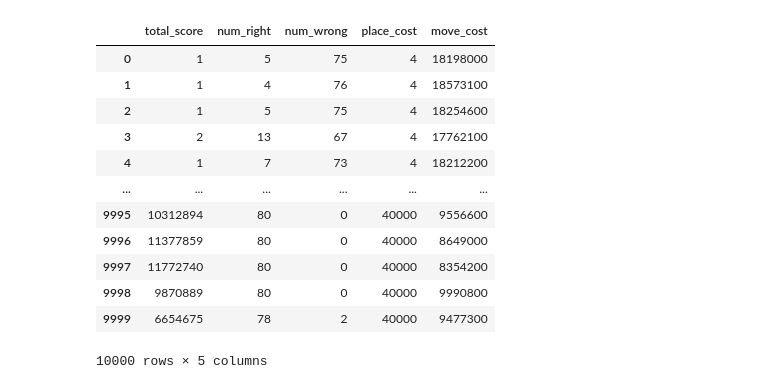
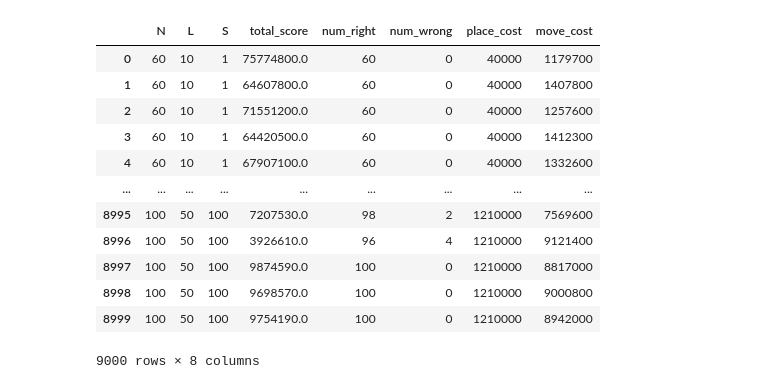
Before and after one commit to miiitomi/atcoder, a Jupyter notebook: AHC/ahc022/hoge.ipynb, the cells around one changed output. Cells and saved outputs as stored; diff of their text form; code cells hidden in the pictures.

```diff
--- a/AHC/ahc022/hoge.ipynb
+++ b/AHC/ahc022/hoge.ipynb
@@ -92,17 +93,17 @@ findfont: Font family 'IPAexGothic' not found.
 # %%
-df2 = pd.read_csv("./test_h2.txt",sep=" ")
+df2 = pd.read_csv("./res2.txt",sep=" ")
 df2
 # %% [output]
-|  | total_score | num_right | num_wrong | place_cost | move_cost |
-| 0 | 1 | 5 | 75 | 4 | 18198000 |
-| 1 | 1 | 4 | 76 | 4 | 18573100 |
-| 2 | 1 | 5 | 75 | 4 | 18254600 |
-| 3 | 2 | 13 | 67 | 4 | 17762100 |
-| 4 | 1 | 7 | 73 | 4 | 18212200 |
-| ... | ... | ... | ... | ... | ... |
-| 9995 | 10312894 | 80 | 0 | 40000 | 9556600 |
-| 9996 | 11377859 | 80 | 0 | 40000 | 8649000 |
-| 9997 | 11772740 | 80 | 0 | 40000 | 8354200 |
-| 9998 | 9870889 | 80 | 0 | 40000 | 9990800 |
-| 9999 | 6654675 | 78 | 2 | 40000 | 9477300 |
+|  | N | L | S | total_score | num_right | num_wrong | place_cost | move_cost |
+| 0 | 60 | 10 | 1 | 75774800.0 | 60 | 0 | 40000 | 1179700 |
+| 1 | 60 | 10 | 1 | 64607800.0 | 60 | 0 | 40000 | 1407800 |
+| 2 | 60 | 10 | 1 | 71551200.0 | 60 | 0 | 40000 | 1257600 |
+| 3 | 60 | 10 | 1 | 64420500.0 | 60 | 0 | 40000 | 1412300 |
+| 4 | 60 | 10 | 1 | 67907100.0 | 60 | 0 | 40000 | 1332600 |
+| ... | ... | ... | ... | ... | ... | ... | ... | ... |
+| 8995 | 100 | 50 | 100 | 7207530.0 | 98 | 2 | 1210000 | 7569600 |
+| 8996 | 100 | 50 | 100 | 3926610.0 | 96 | 4 | 1210000 | 9121400 |
+| 8997 | 100 | 50 | 100 | 9874590.0 | 100 | 0 | 1210000 | 8817000 |
+| 8998 | 100 | 50 | 100 | 9698570.0 | 100 | 0 | 1210000 | 9000800 |
+| 8999 | 100 | 50 | 100 | 9754190.0 | 100 | 0 | 1210000 | 8942000 |
-10000 rows × 5 columns
+9000 rows × 8 columns
```
Also changed, not shown: parts of 23 cells of this notebook, 3 other files.
